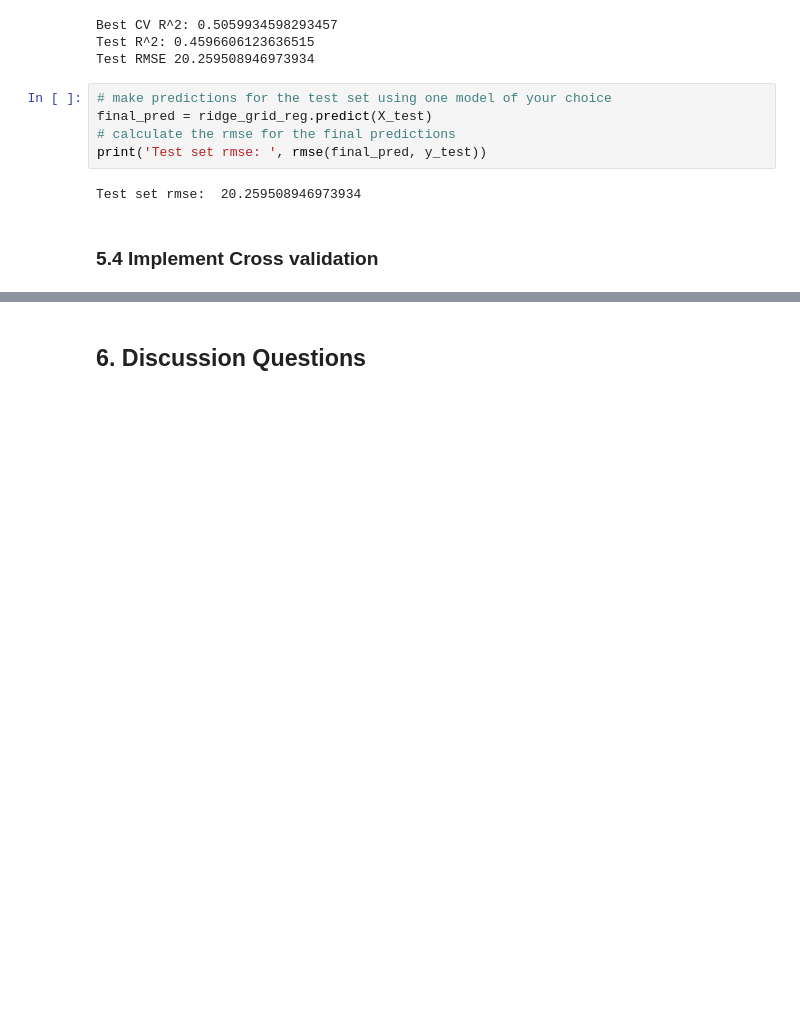
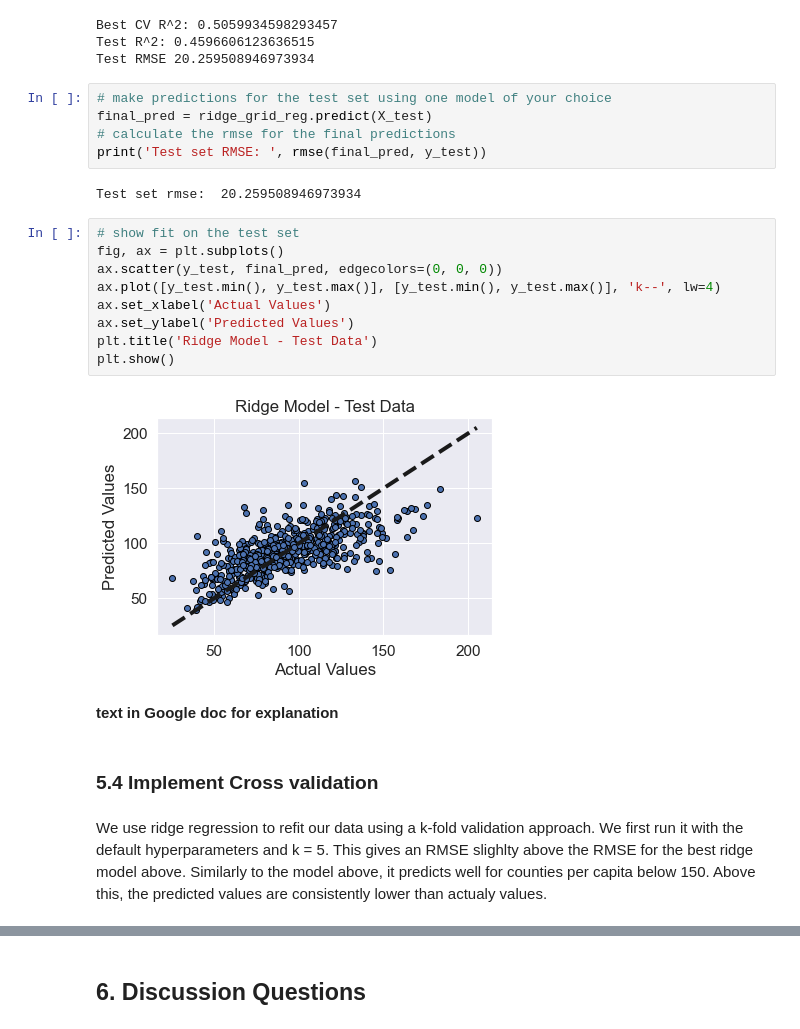
Before and after one commit to yaelnidam/CSS_Project2_Team1_Fall2020, a Jupyter notebook: project2.ipynb, the cells around one changed output, grey strips where cells are left out. Cells and saved outputs as stored; diff of their text form; blank space fills up the shorter version.

```diff
--- a/project2.ipynb
+++ b/project2.ipynb
@@ -911,8 +926,23 @@ Test RMSE 20.259508946973934
 # make predictions for the test set using one model of your choice
 final_pred = ridge_grid_reg.predict(X_test)
 # calculate the rmse for the final predictions
-print('Test set rmse: ', rmse(final_pred, y_test))
+print('Test set RMSE: ', rmse(final_pred, y_test))
 # %% [output]
 Test set rmse:  20.259508946973934
+# %%
+# show fit on the test set
+fig, ax = plt.subplots()
+ax.scatter(y_test, final_pred, edgecolors=(0, 0, 0))
+ax.plot([y_test.min(), y_test.max()], [y_test.min(), y_test.max()], 'k--', lw=4)
+ax.set_xlabel('Actual Values')
+ax.set_ylabel('Predicted Values')
+plt.title('Ridge Model - Test Data')
+plt.show()
+# %% [output]
+[figure, added]
+# %% [markdown]
+**text in Google doc for explanation**
 # %% [markdown]
 ### 5.4 Implement Cross validation
+# %% [markdown]
+We use ridge regression to refit our data using a k-fold validation approach. We first run it with the default hyperparameters and k = 5. This gives an RMSE slighlty above the RMSE for the best ridge model above. Similarly to the model above, it predicts well for counties per capita below 150. Above this, the predicted values are consistently lower than actualy values.
```
Also changed, not shown: parts of 34 cells of this notebook.
